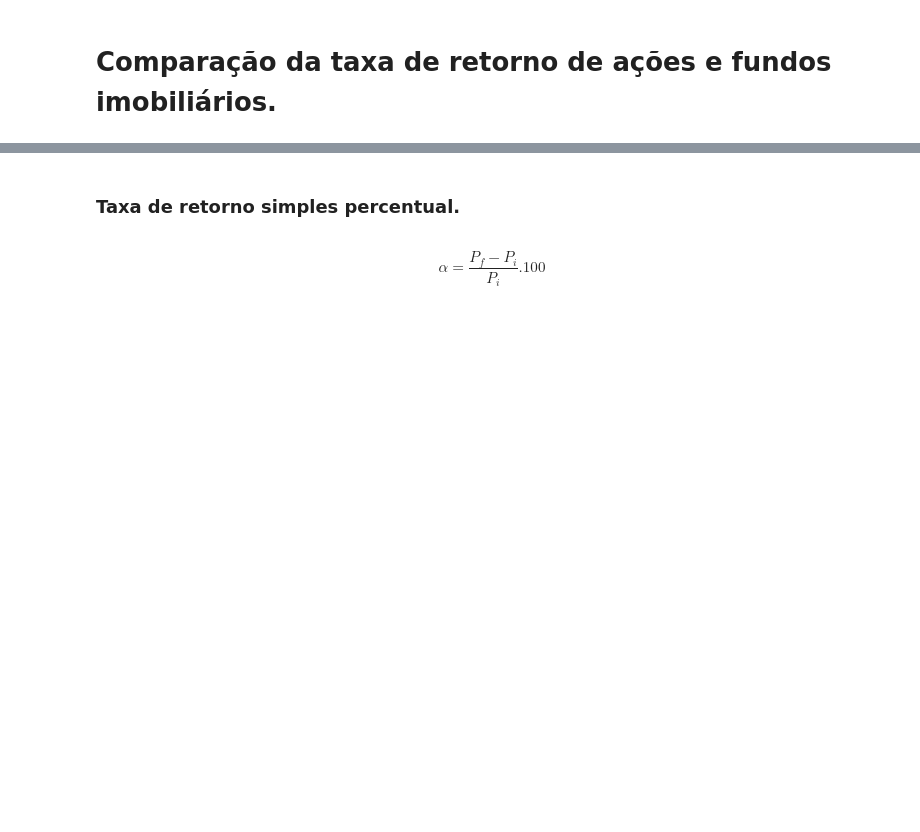
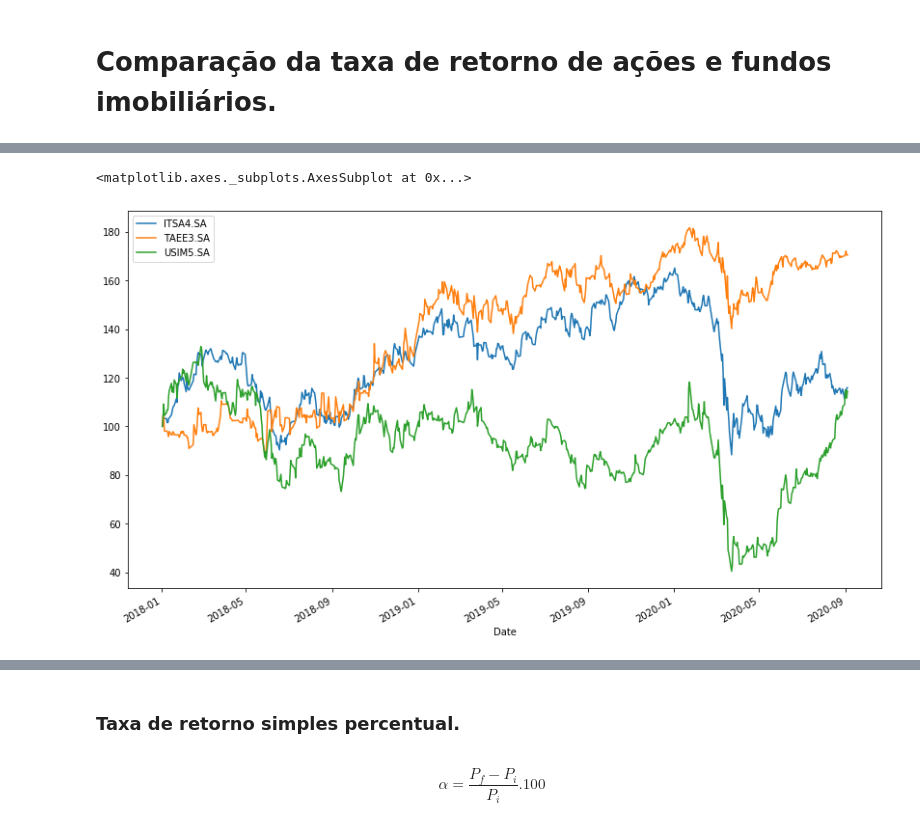
Before and after one commit to biangomes/ACOESvsFIIS, a Jupyter notebook: acoes-x-fii.ipynb, the cells around one changed output, grey strips where cells are left out. Cells and saved outputs as stored; diff of their text form; code cells hidden in the pictures; blank space fills up the shorter version.

```diff
--- a/acoes-x-fii.ipynb
+++ b/acoes-x-fii.ipynb
@@ -20,4 +17,0 @@ acoes = ["ITSA4.SA", "TAEE3.SA", "ENGI3.SA"]
-# %%
-meus_dados_acoes = pd.DataFrame() # aqui vai armazenar em frames
-for i in acoes:
-    meus_dados_acoes[i] = web.DataReader(i, data_source="yahoo", start="2018-01-01", end="2020-09-04")["Adj Close"]
@@ -50,0 +18,17 @@ print(meus_dados_fiis.iloc[0])
+# %%
+acoes = ["ITSA4.SA", "TAEE3.SA", "USIM5.SA"]
+fiis = ["BPFF11.SA", "HGLG11.SA", "BRCR11.SA"]
+
+mydata_acoes = pd.DataFrame()
+mydata_fiis = pd.DataFrame()
+
+for i in acoes:
+    mydata_acoes[i] = web.DataReader(i, data_source="yahoo", start="2018-1-1")["Adj Close"]
+for j in fiis:
+    mydata_fiis[j] = web.DataReader(j, data_source="yahoo", start="2018-1-1")["Adj Close"]
+# %%
+# normalizacao de dados da ações
+(mydata_acoes / mydata_acoes.iloc[0] * 100).plot(figsize=(14,8))
+# %% [output]
+<matplotlib.axes._subplots.AxesSubplot at 0x...>
+[figure, added]
```
Also changed, not shown: parts of 22 cells of this notebook.
